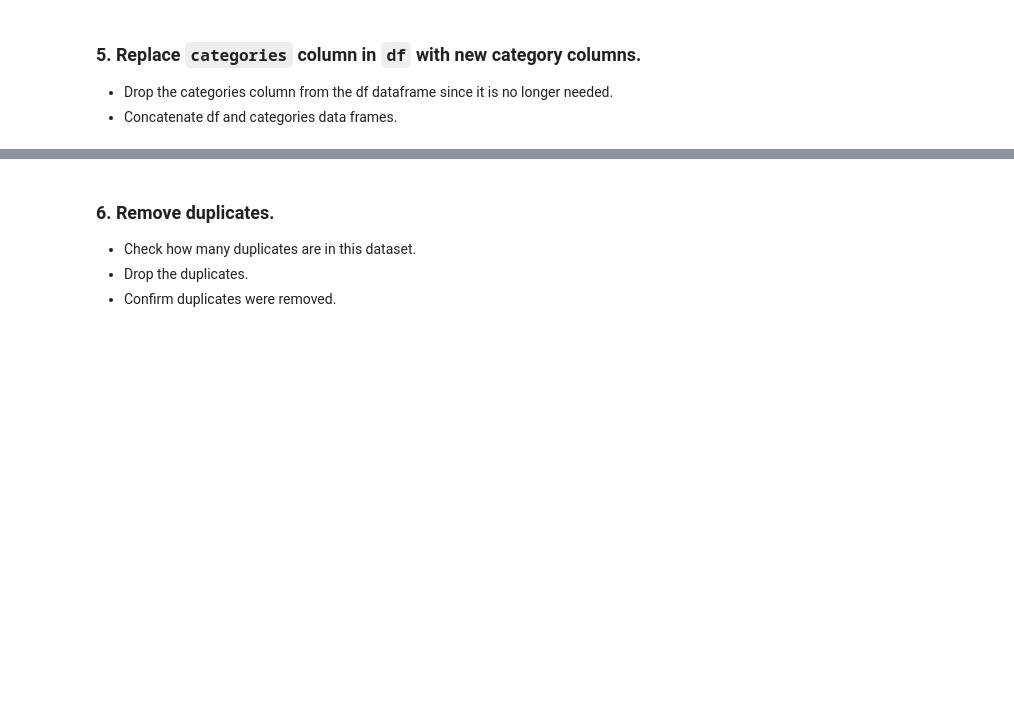
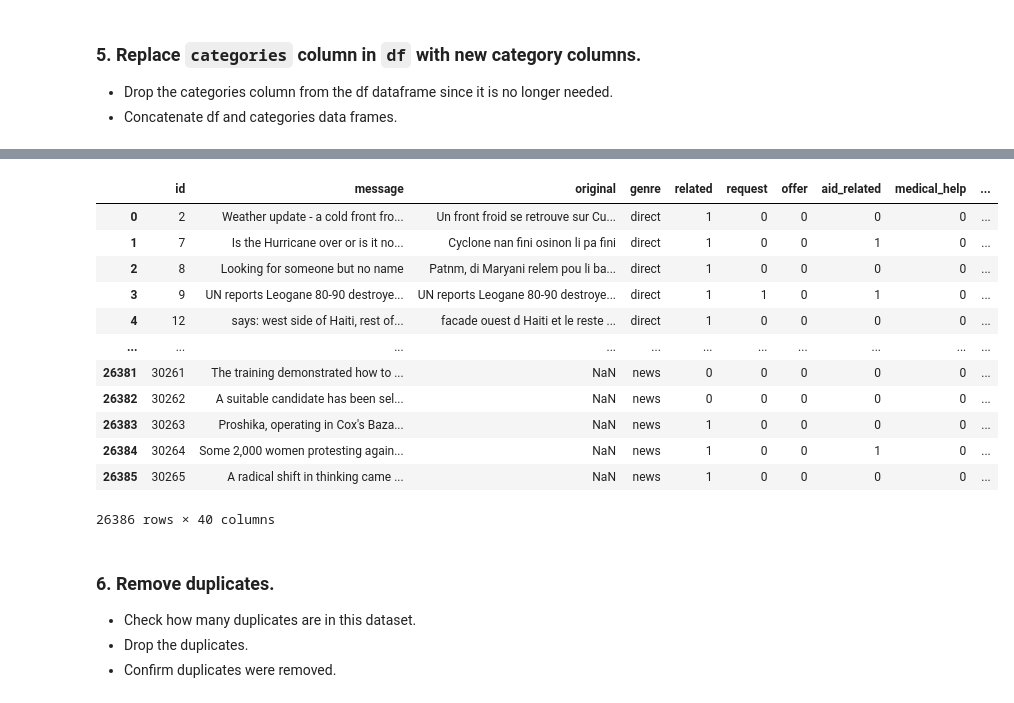
Before and after one commit to Youfeiv/Disaster-Response-Pipline, a Jupyter notebook: ETL Pipeline Preparation.ipynb, the cells around one changed output, grey strips where cells are left out. Drawn from its saved outputs; the diff is of its cells as text; code cells hidden in the pictures; blank space fills up the shorter version.

Commit message:
add InsertDatabaseName.db

```diff
--- a/ETL Pipeline Preparation.ipynb
+++ b/ETL Pipeline Preparation.ipynb
@@ -83,9 +112,9 @@ categories.head()
 # %%
 for column in categories:
     # set each value to be the last character of the string
-    categories[column] =
+    categories[column] = categories[column].astype(str).str.slice(start=-1)
 
     # convert column from string to numeric
-    categories[column] =
-categories.head()
+    categories[column] = categories[column].astype(int)
+categories
 # %% [output]
@@ -96,6 +137,6 @@ SyntaxError: invalid syntax (<ipython-input-64-9ac8afc749b0>, line 3)
 - Concatenate df and categories data frames.
 # %%
 # drop the original categories column from `df`
+df.drop(columns='categories',inplace=True)
 
-
-df.head()
+df
@@ -102,7 +157,22 @@ df.head()
 # %%
 # concatenate the original dataframe with the new `categories` dataframe
-df =
-df.head()
+
+df = pd.concat([df,categories],axis=1,join="outer")
+df
+# %% [output]
+|  | id | message | original | genre | related | request | offer | aid_related | medical_help | ... |
+| 0 | 2 | Weather update - a cold front fro... | Un front froid se retrouve sur Cu... | direct | 1 | 0 | 0 | 0 | 0 | ... |
+| 1 | 7 | Is the Hurricane over or is it no... | Cyclone nan fini osinon li pa fini | direct | 1 | 0 | 0 | 1 | 0 | ... |
+| 2 | 8 | Looking for someone but no name | Patnm, di Maryani relem pou li ba... | direct | 1 | 0 | 0 | 0 | 0 | ... |
+| 3 | 9 | UN reports Leogane 80-90 destroye... | UN reports Leogane 80-90 destroye... | direct | 1 | 1 | 0 | 1 | 0 | ... |
+| 4 | 12 | says: west side of Haiti, rest of... | facade ouest d Haiti et le reste ... | direct | 1 | 0 | 0 | 0 | 0 | ... |
+| ... | ... | ... | ... | ... | ... | ... | ... | ... | ... | ... |
+| 26381 | 30261 | The training demonstrated how to ... | NaN | news | 0 | 0 | 0 | 0 | 0 | ... |
+| 26382 | 30262 | A suitable candidate has been sel... | NaN | news | 0 | 0 | 0 | 0 | 0 | ... |
+| 26383 | 30263 | Proshika, operating in Cox's Baza... | NaN | news | 1 | 0 | 0 | 0 | 0 | ... |
+| 26384 | 30264 | Some 2,000 women protesting again... | NaN | news | 1 | 0 | 0 | 1 | 0 | ... |
+| 26385 | 30265 | A radical shift in thinking came ... | NaN | news | 1 | 0 | 0 | 0 | 0 | ... |
+26386 rows × 40 columns
 # %% [markdown]
 ### 6. Remove duplicates.
 - Check how many duplicates are in this dataset.
```
Also changed, not shown: parts of 12 cells of this notebook, 1 other file.
